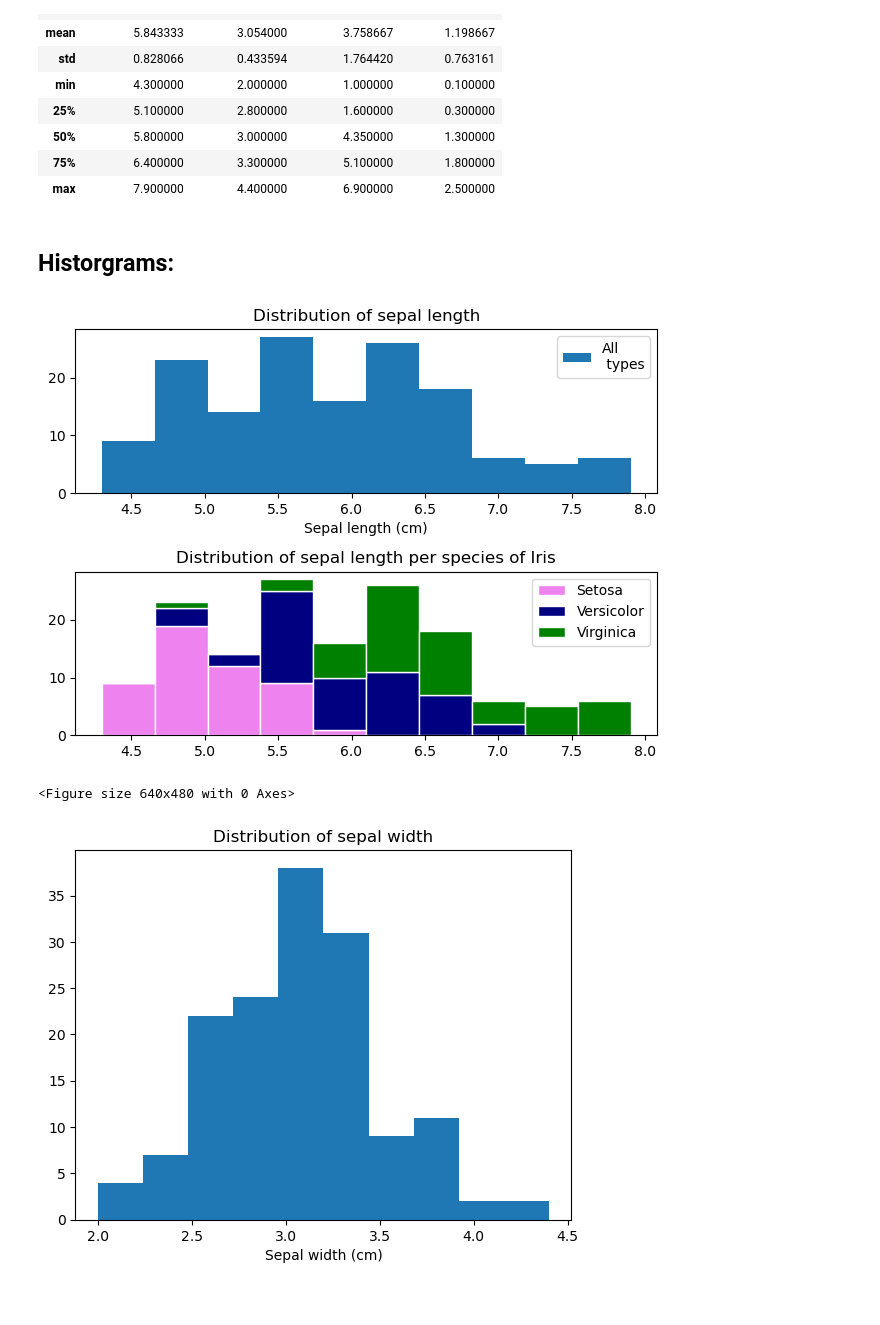
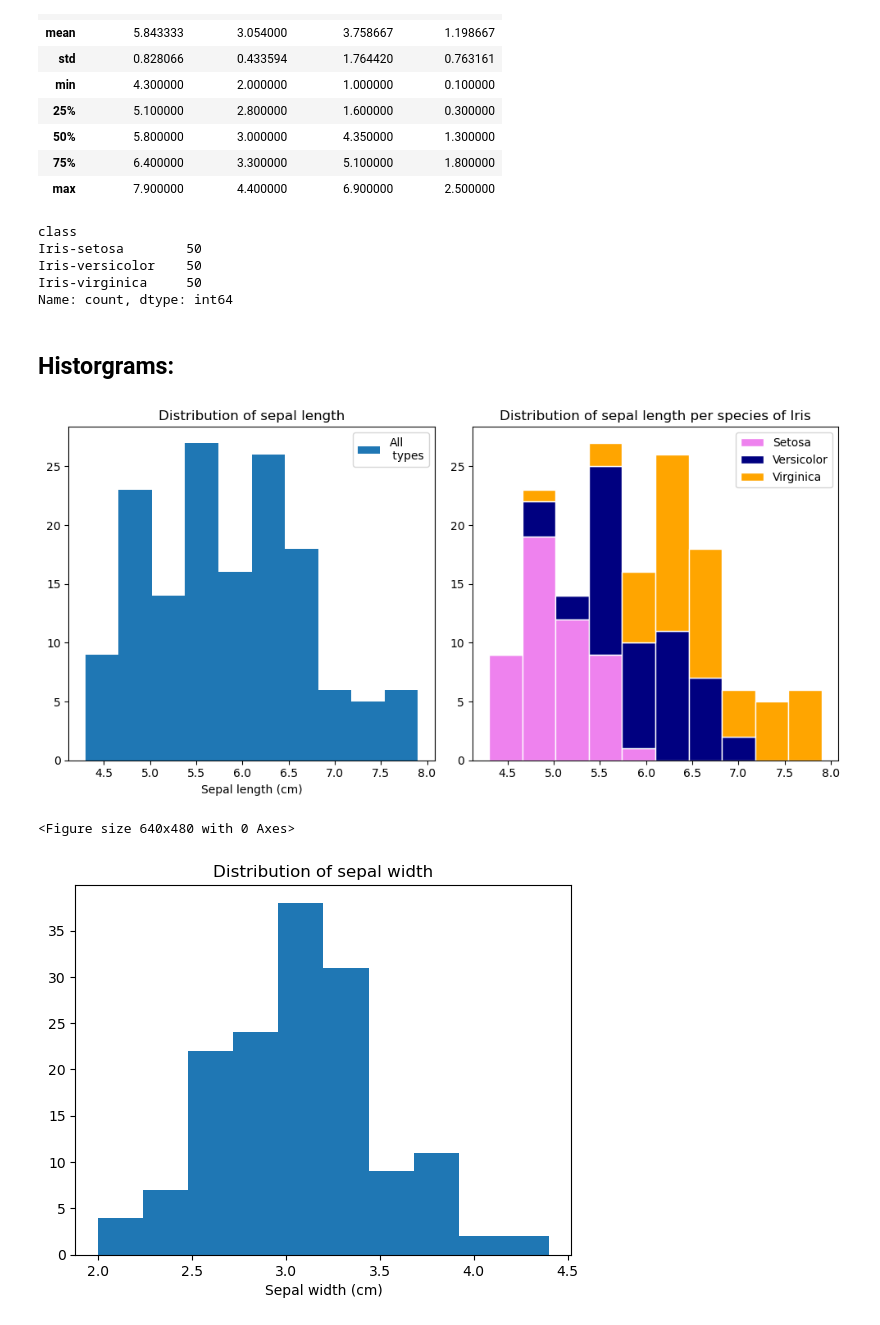
Before and after one commit to Ange-Dvs/pands-project, a Jupyter notebook: iris.ipynb, the cells around one changed output. Saved outputs shown, nothing was run; the diff lists cells and outputs as text; code cells hidden in the pictures.

Commit message:
Plot of all variables updated. And subplots added for histograms.

```diff
--- a/iris.ipynb
+++ b/iris.ipynb
@@ -87,38 +87,48 @@ df.describe()
 | 50% | 5.800000 | 3.000000 | 4.350000 | 1.300000 |
 | 75% | 6.400000 | 3.300000 | 5.100000 | 1.800000 |
 | max | 7.900000 | 4.400000 | 6.900000 | 2.500000 |
+# %%
+count_class = df["class"].value_counts() # getting the count of the male and female entries in the dataset
+print(count_class) # printing the counts
+# %% [output]
+class
+Iris-setosa        50
+Iris-versicolor    50
+Iris-virginica     50
+Name: count, dtype: int64
 # %% [markdown]
 ## Historgrams:
 # %%
 # sepal length (cm)
 
-plt.subplot(2, 1, 1)
+plt.figure(figsize=(10,5))
+plt.subplot(1, 2, 1)
 plt.hist(df["sepal length (cm)"], label= 'All\n types')
 plt.xlabel('Sepal length (cm)') # setting label for x axis
 plt.title("Distribution of sepal length") # setting plot title
 plt.legend()
 #plt.savefig("sepal_length_hist.png")
 
-plt.subplot(2, 1, 2)
+plt.subplot(1, 2, 2)
 # Concatenate the petal width data from all three species
 all_sepal_lengths = [setosa_df['sepal length (cm)'], versicolor_df['sepal length (cm)'], virginica_df['sepal length (cm)']]
 
 # Plotting a histogram
 plt.hist(all_sepal_lengths,
          bins=10,
          stacked=True,
          label=['Setosa', 'Versicolor', 'Virginica'],
          edgecolor='white',
-         color=['violet', 'navy', 'green'])
+         color=['violet', 'navy', 'orange'])
 plt.title("Distribution of sepal length per species of Iris") # setting plot title
 plt.tight_layout()
 plt.legend()
-
+   # plt.savefig("1_sepal_length_hist.png") # saving histogram as PNG file
 plt.show() # showing the plot
 
 plt.clf() # clears the current plot to allow a fresh plot for the next histogram to be created
 # %% [output]
-[figure, old version]
+[figure, new version]
 <Figure size 640x480 with 0 Axes>
 # %%
 # sepal width (cm)
```
Also changed, not shown: parts of 9 cells of this notebook, 1 other file.
